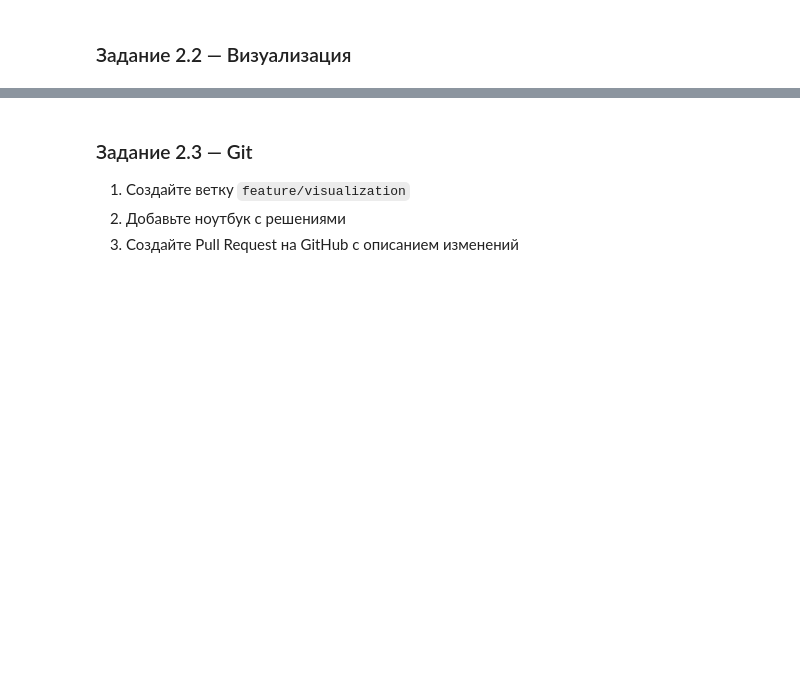
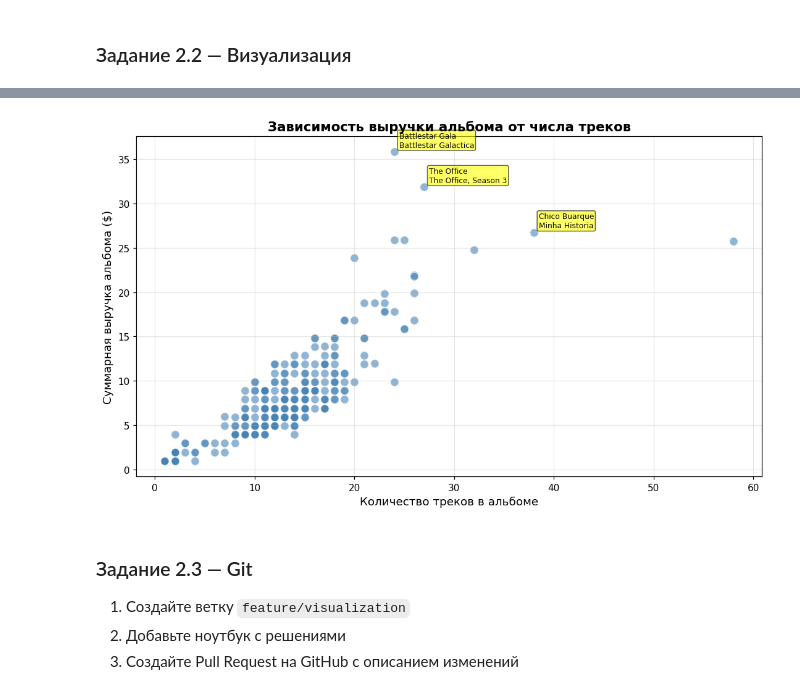
Before and after one commit to katherinza/mini-analysis, a Jupyter notebook: practice_git_python_sql.ipynb, the cells around one changed output, grey strips where cells are left out. Saved outputs shown, nothing was run; the diff lists cells and outputs as text; code cells hidden in the pictures; blank space fills up the shorter version.

```diff
--- a/practice_git_python_sql.ipynb
+++ b/practice_git_python_sql.ipynb
@@ -1339,12 +1490,61 @@ display(sql("""
 # %%
 # ЗАДАНИЕ 2.2.2: Scatter plot — треков в альбоме vs выручка
 # Ось X: треков в альбоме
 # Ось Y: суммарная выручка альбома
 # Аннотируйте топ-3 по выручке
+import sqlite3
+import pandas as pd
+import matplotlib.pyplot as plt
+import matplotlib
+import warnings
+
+conn = sqlite3.connect("tgu_practice_db.db")
+matplotlib.rcParams["font.family"] = "DejaVu Sans"
+matplotlib.rcParams["figure.dpi"]  = 110
+warnings.filterwarnings("ignore")
+
+def sql(query):
+    return pd.read_sql_query(query, conn)
 
 # TODO: SQL
+df_album = sql("""
+    SELECT
+        al.Title AS Альбом,
+        ar.Name AS Исполнитель,
+        COUNT(t.TrackId) AS Треков,
+        ROUND(SUM(il.UnitPrice * il.Quantity), 2) AS Выручка
+    FROM Album al
+    JOIN Artist ar ON al.ArtistId = ar.ArtistId
+    JOIN Track t ON al.AlbumId = t.AlbumId
+    LEFT JOIN InvoiceLine il ON t.TrackId = il.TrackId
+    GROUP BY al.AlbumId
+    HAVING Выручка > 0   -- отсекаем альбомы без продаж
+    ORDER BY Выручка DESC
+""")
 
 # TODO: matplotlib scatter
+plt.figure(figsize=(10, 6))
+plt.scatter(df_album['Треков'], df_album['Выручка'],
+            alpha=0.6, c='steelblue', edgecolors='white', s=80)
+
+top3 = df_album.head(3)
+for _, row in top3.iterrows():
+    plt.annotate(
+        f"{row['Исполнитель'][:15]}\n{row['Альбом'][:20]}",
+        xy=(row['Треков'], row['Выручка']),
+        xytext=(5, 5), textcoords='offset points',
+        fontsize=8, bbox=dict(boxstyle='round,pad=0.2', fc='yellow', alpha=0.6)
+    )
+
+plt.xlabel('Количество треков в альбоме', fontsize=12)
+plt.ylabel('Суммарная выручка альбома ($)', fontsize=12)
+plt.title('Зависимость выручки альбома от числа треков', fontsize=14, fontweight='bold')
+plt.grid(True, alpha=0.3)
+plt.tight_layout()
+
+plt.show()
+# %% [output]
+[figure, added]
 # %% [markdown]
 ### Задание 2.3 — Git
 1. Создайте ветку `feature/visualization`
```
Also changed, not shown: parts of 5 cells of this notebook.
